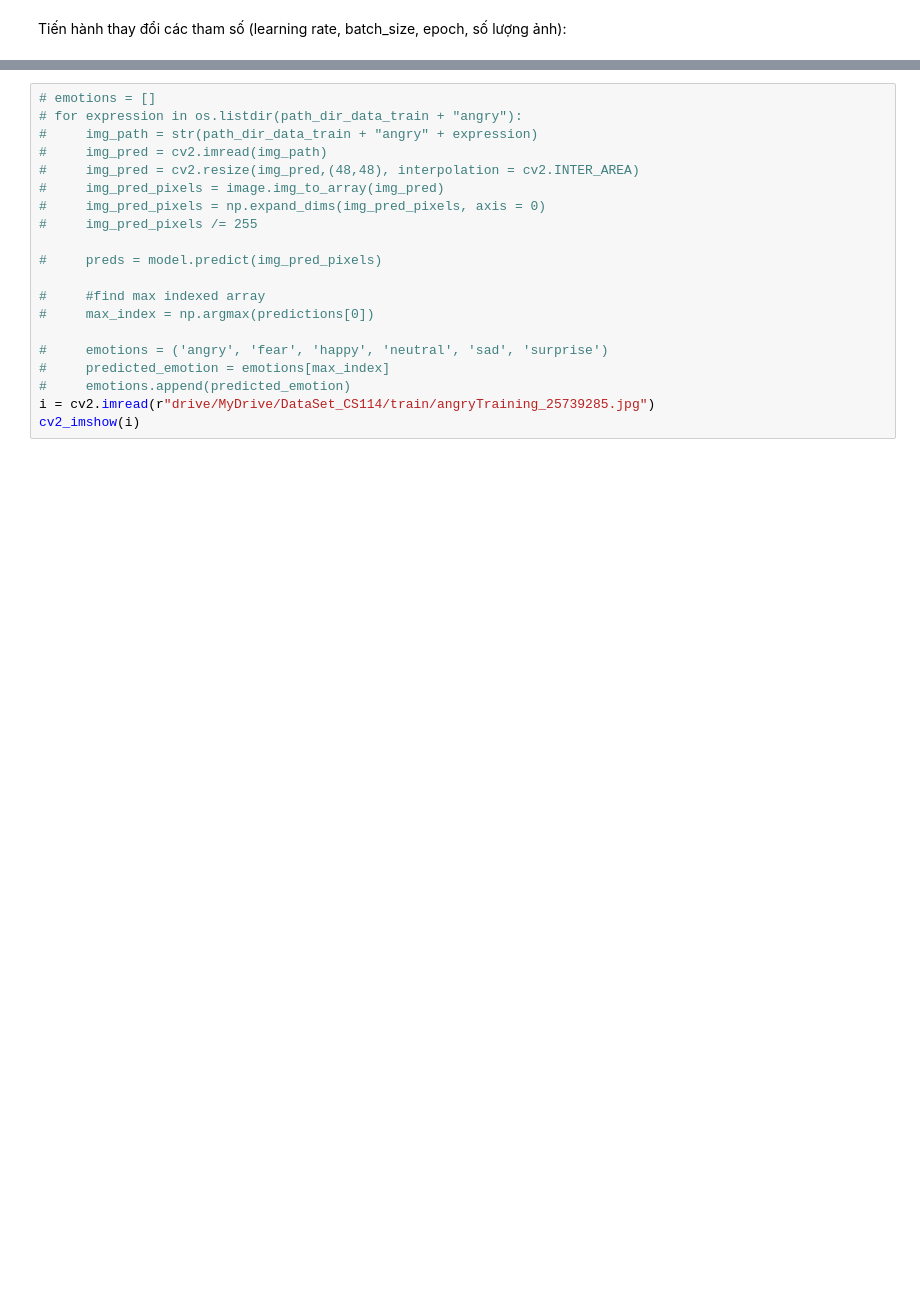
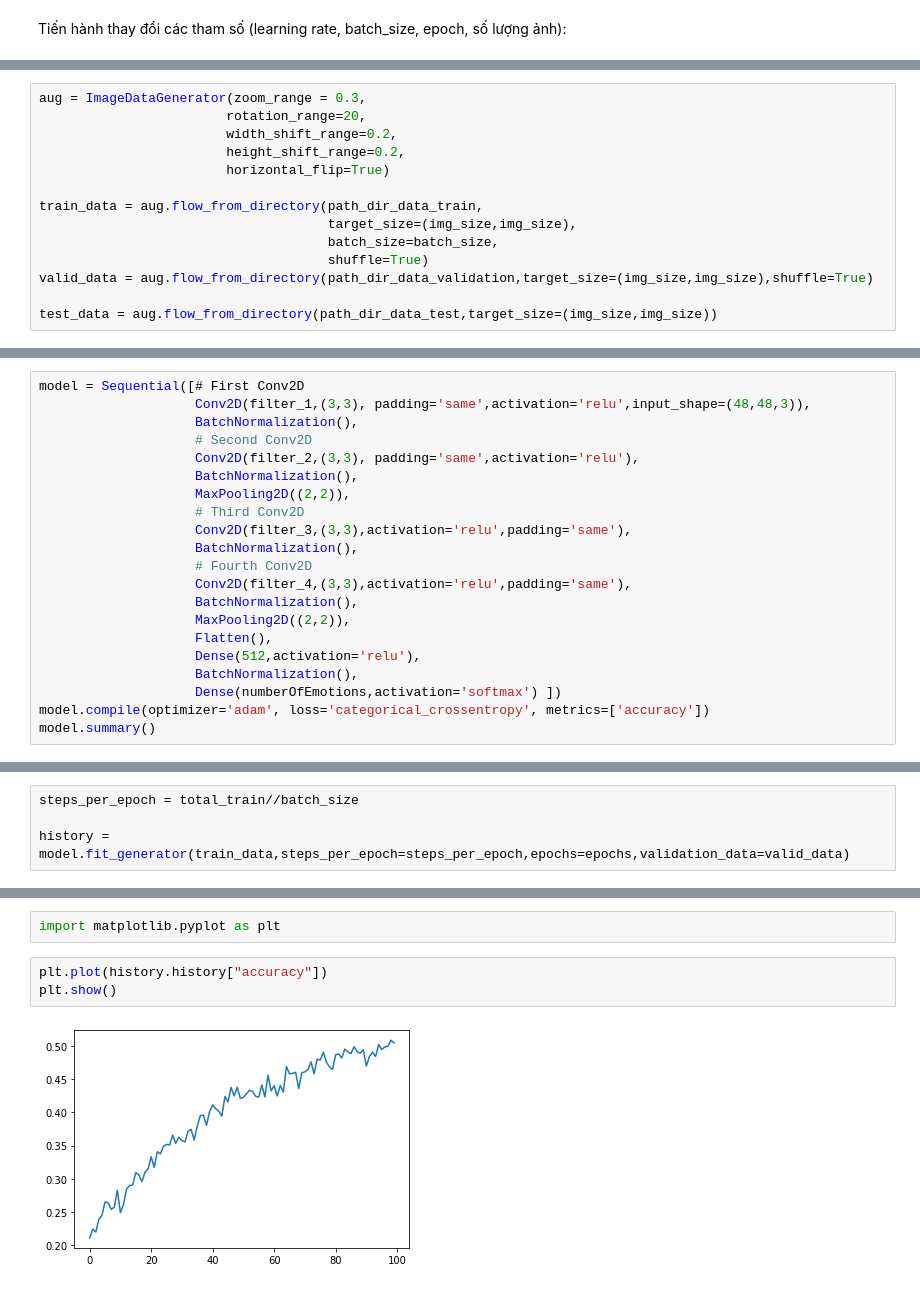
Before and after one commit to HoangTung99/CS114.L11.KHCL, a Jupyter notebook: NT006.ipynb, the cells around one changed output, grey strips where cells are left out. Drawn from its saved outputs; the diff is of its cells as text; blank space fills up the shorter version.

```diff
--- a/NT006.ipynb
+++ b/NT006.ipynb
@@ -265,0 +129,14 @@ history = model.fit(
+# %%
+aug = ImageDataGenerator(zoom_range = 0.3,
+                        rotation_range=20,
+                        width_shift_range=0.2,
+                        height_shift_range=0.2,
+                        horizontal_flip=True)
+
+train_data = aug.flow_from_directory(path_dir_data_train,
+                                     target_size=(img_size,img_size),
+                                     batch_size=batch_size,
+                                     shuffle=True)
+valid_data = aug.flow_from_directory(path_dir_data_validation,target_size=(img_size,img_size),shuffle=True)
+
+test_data = aug.flow_from_directory(path_dir_data_test,target_size=(img_size,img_size))
@@ -265,0 +147,21 @@ history = model.fit(
+# %%
+model = Sequential([# First Conv2D
+                    Conv2D(filter_1,(3,3), padding='same',activation='relu',input_shape=(48,48,3)),
+                    BatchNormalization(),
+                    # Second Conv2D
+                    Conv2D(filter_2,(3,3), padding='same',activation='relu'),
+                    BatchNormalization(),
+                    MaxPooling2D((2,2)),
+                    # Third Conv2D
+                    Conv2D(filter_3,(3,3),activation='relu',padding='same'),
+                    BatchNormalization(),
+                    # Fourth Conv2D
+                    Conv2D(filter_4,(3,3),activation='relu',padding='same'),
+                    BatchNormalization(),
+                    MaxPooling2D((2,2)),
+                    Flatten(),
+                    Dense(512,activation='relu'),
+                    BatchNormalization(),
+                    Dense(numberOfEmotions,activation='softmax') ])
+model.compile(optimizer='adam', loss='categorical_crossentropy', metrics=['accuracy'])
+model.summary()
@@ -265,0 +189,4 @@ history = model.fit(
+# %%
+steps_per_epoch = total_train//batch_size
+
+history = model.fit_generator(train_data,steps_per_epoch=steps_per_epoch,epochs=epochs,validation_data=valid_data)
@@ -368,20 +217,7 @@ surprise
-# %%
-# emotions = []
-# for expression in os.listdir(path_dir_data_train + "angry"):
-#     img_path = str(path_dir_data_train + "angry" + expression)
-#     img_pred = cv2.imread(img_path)
-#     img_pred = cv2.resize(img_pred,(48,48), interpolation = cv2.INTER_AREA)
-#     img_pred_pixels = image.img_to_array(img_pred)
-#     img_pred_pixels = np.expand_dims(img_pred_pixels, axis = 0)
-#     img_pred_pixels /= 255
-
-#     preds = model.predict(img_pred_pixels)
-
-#     #find max indexed array
-#     max_index = np.argmax(predictions[0])
-
-#     emotions = ('angry', 'fear', 'happy', 'neutral', 'sad', 'surprise')
-#     predicted_emotion = emotions[max_index]
-#     emotions.append(predicted_emotion)
-i = cv2.imread(r"drive/MyDrive/DataSet_CS114/train/angryTraining_25739285.jpg")
-cv2_imshow(i)
+# %%
+import matplotlib.pyplot as plt
+# %%
+plt.plot(history.history["accuracy"])
+plt.show()
+# %% [output]
+[figure, added]
```
Also changed, not shown: parts of 33 cells of this notebook.
